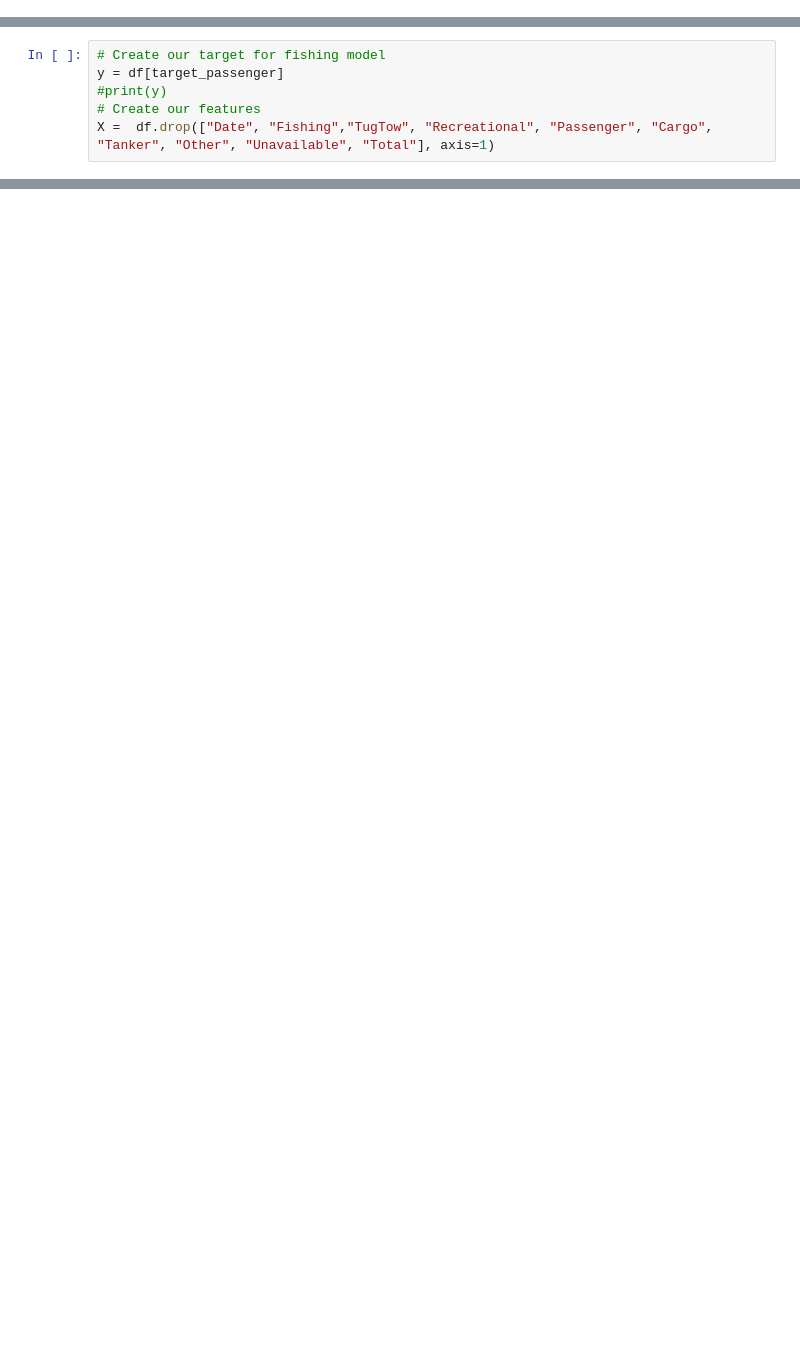
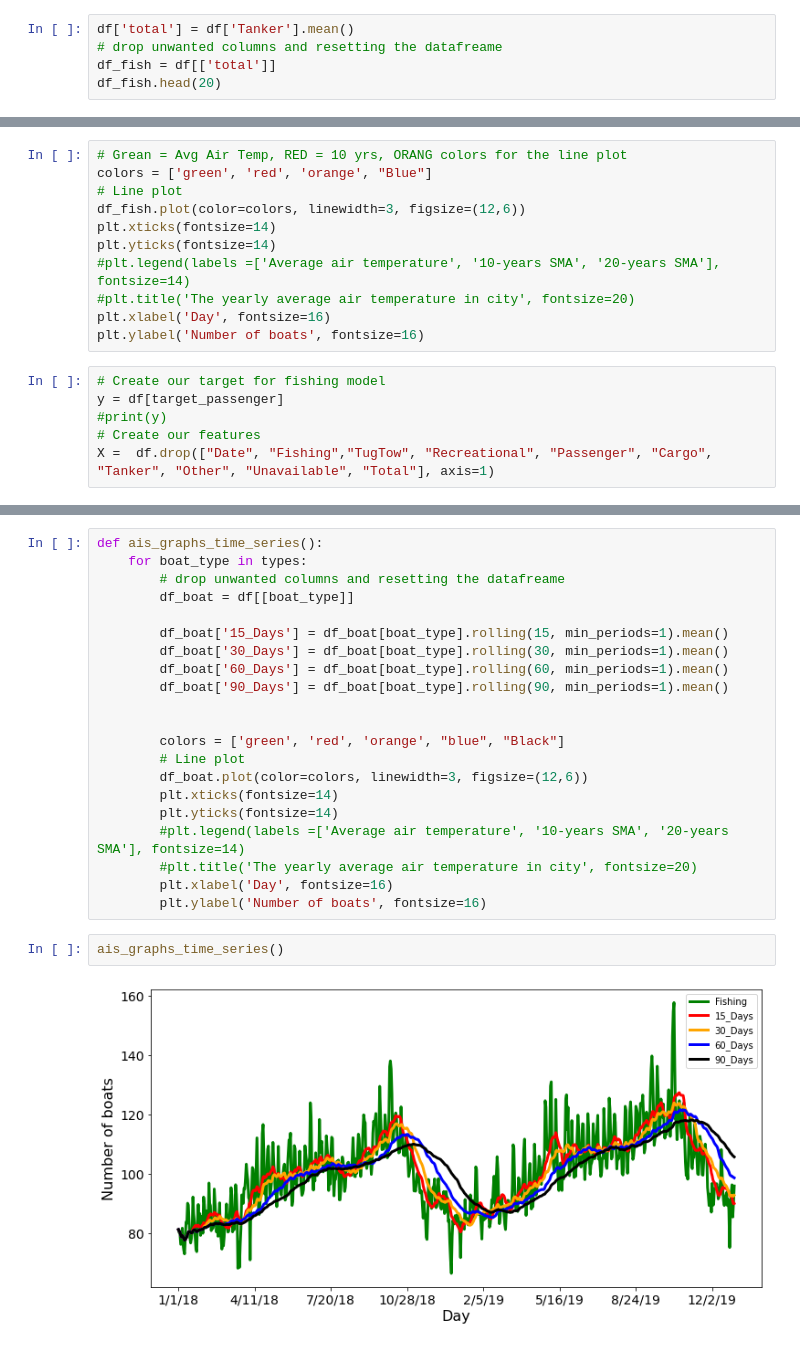
Before and after one commit to DBatterman/AIS_Vessel_Efforts_Project, a Jupyter notebook: provisional_machine_learning_model.ipynb, the cells around one changed output, grey strips where cells are left out. Cells and saved outputs as stored; diff of their text form; blank space fills up the shorter version.

```diff
--- a/provisional_machine_learning_model.ipynb
+++ b/provisional_machine_learning_model.ipynb
@@ -72,0 +71,5 @@ df.head(15)
+# %%
+df['total'] = df['Tanker'].mean()
+# drop unwanted columns and resetting the datafreame
+df_fish = df[['total']]
+df_fish.head(20)
@@ -73,3 +100,14 @@ df.head(15)
+# %%
+# Grean = Avg Air Temp, RED = 10 yrs, ORANG colors for the line plot
+colors = ['green', 'red', 'orange', "Blue"]
+# Line plot
+df_fish.plot(color=colors, linewidth=3, figsize=(12,6))
+plt.xticks(fontsize=14)
+plt.yticks(fontsize=14)
+#plt.legend(labels =['Average air temperature', '10-years SMA', '20-years SMA'], fontsize=14)
+#plt.title('The yearly average air temperature in city', fontsize=20)
+plt.xlabel('Day', fontsize=16)
+plt.ylabel('Number of boats', fontsize=16)
 # %%
 # Create our target for fishing model
 y = df[target_passenger]
@@ -201,0 +187,25 @@ ais_graphs()
+# %%
+def ais_graphs_time_series():
+    for boat_type in types:
+        # drop unwanted columns and resetting the datafreame
+        df_boat = df[[boat_type]]
+
+        df_boat['15_Days'] = df_boat[boat_type].rolling(15, min_periods=1).mean()
+        df_boat['30_Days'] = df_boat[boat_type].rolling(30, min_periods=1).mean()
+        df_boat['60_Days'] = df_boat[boat_type].rolling(60, min_periods=1).mean()
+        df_boat['90_Days'] = df_boat[boat_type].rolling(90, min_periods=1).mean()
+
+
+        colors = ['green', 'red', 'orange', "blue", "Black"]
+        # Line plot
+        df_boat.plot(color=colors, linewidth=3, figsize=(12,6))
+        plt.xticks(fontsize=14)
+        plt.yticks(fontsize=14)
+        #plt.legend(labels =['Average air temperature', '10-years SMA', '20-years SMA'], fontsize=14)
+        #plt.title('The yearly average air temperature in city', fontsize=20)
+        plt.xlabel('Day', fontsize=16)
+        plt.ylabel('Number of boats', fontsize=16)
+# %%
+ais_graphs_time_series()
+# %% [output]
+[figure, added]
```
Also changed, not shown: parts of 14 cells of this notebook, 2 other files.
